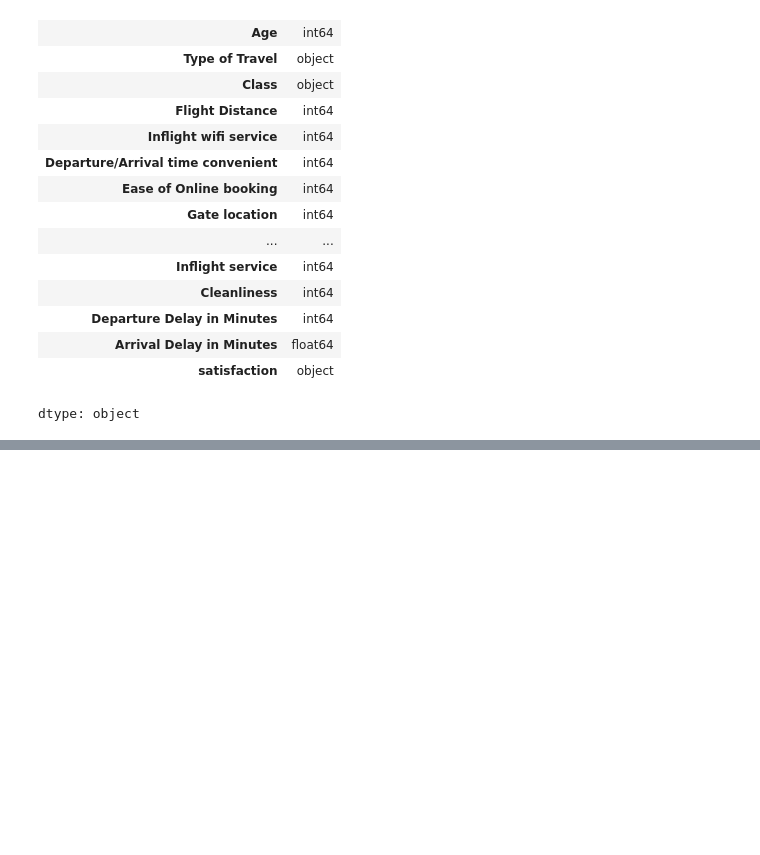
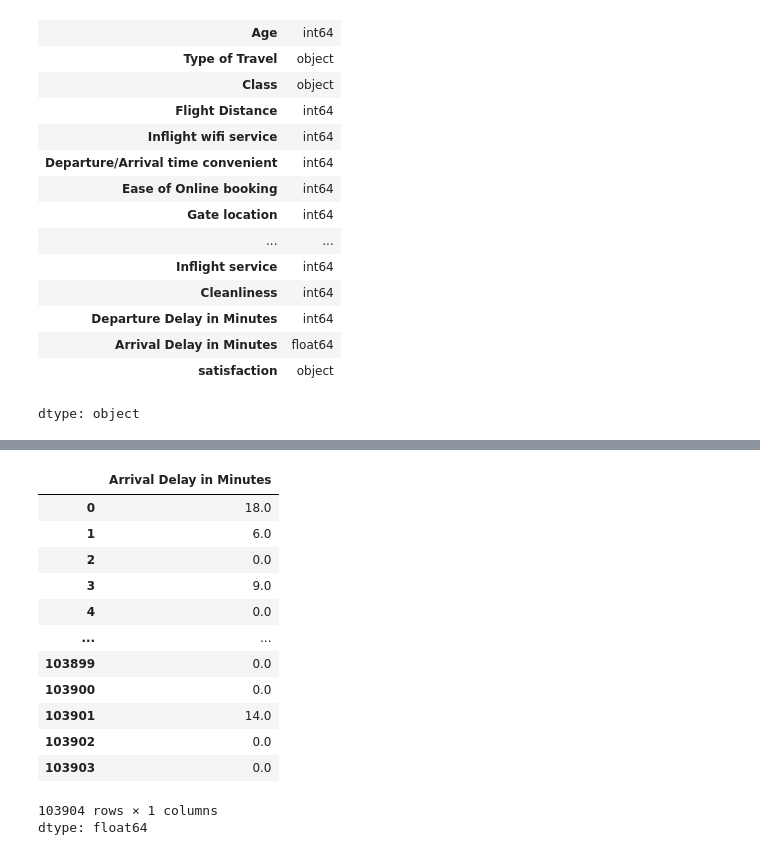
Before and after one commit to plavez/Jupyter, a Jupyter notebook: Airline_Passenger_Satisfaction.ipynb, the cells around one changed output, grey strips where cells are left out. Saved outputs shown, nothing was run; the diff lists cells and outputs as text; code cells hidden in the pictures; blank space fills up the shorter version.

```diff
--- a/Airline_Passenger_Satisfaction.ipynb
+++ b/Airline_Passenger_Satisfaction.ipynb
@@ -77,0 +121,17 @@ dtype: object
+# %%
+df['Arrival Delay in Minutes']
+# %% [output]
+|  | Arrival Delay in Minutes |
+| 0 | 18.0 |
+| 1 | 6.0 |
+| 2 | 0.0 |
+| 3 | 9.0 |
+| 4 | 0.0 |
+| ... | ... |
+| 103899 | 0.0 |
+| 103900 | 0.0 |
+| 103901 | 14.0 |
+| 103902 | 0.0 |
+| 103903 | 0.0 |
+103904 rows × 1 columns
+dtype: float64
```
Also changed, not shown: parts of 6 cells of this notebook.
